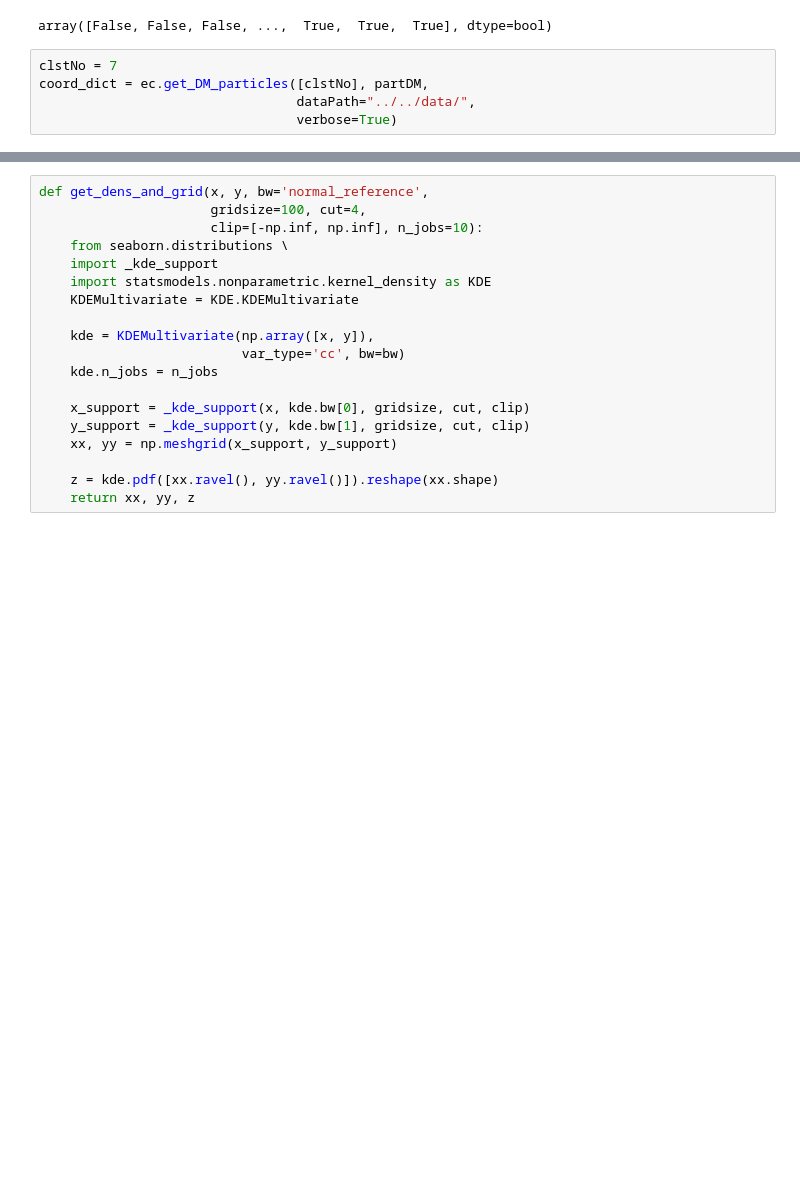
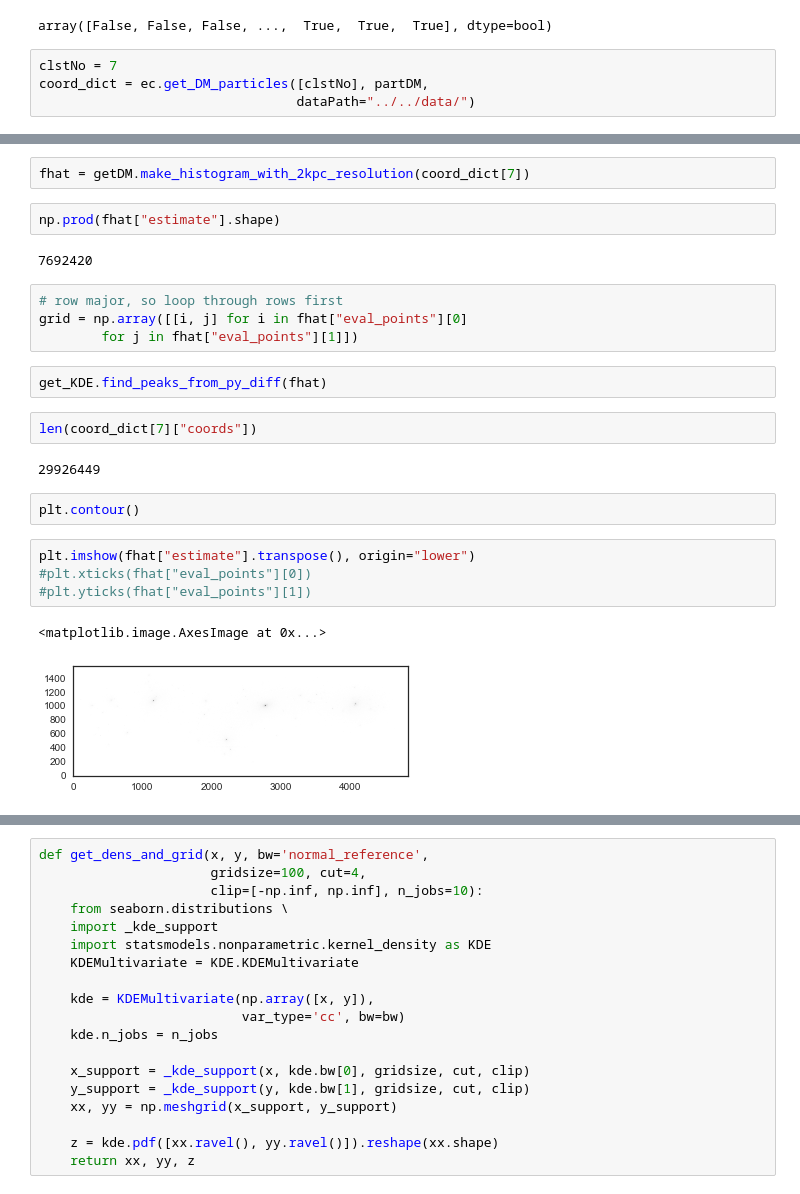
Before and after one commit to karenyyng/galaxy_DM_offset, a Jupyter notebook: code/prototypes/DM_particle_histograms.ipynb, the cells around one changed output, grey strips where cells are left out. Saved outputs shown, nothing was run; the diff lists cells and outputs as text; blank space fills up the shorter version.

Commit message:
finished wrapping histogram outputs to appropriate formats

```diff
--- a/code/prototypes/DM_particle_histograms.ipynb
+++ b/code/prototypes/DM_particle_histograms.ipynb
@@ -83,5 +85,4 @@ array([False, False, False, ...,  True,  True,  True], dtype=bool)
 # %%
 clstNo = 7
 coord_dict = ec.get_DM_particles([clstNo], partDM,
-                                 dataPath="../../data/",
-                                 verbose=True)
+                                 dataPath="../../data/")
@@ -93,0 +89,25 @@ counts, xedges, yedges, image = \
+# %%
+fhat = getDM.make_histogram_with_2kpc_resolution(coord_dict[7])
+# %%
+np.prod(fhat["estimate"].shape)
+# %% [output]
+7692420
+# %%
+# row major, so loop through rows first
+grid = np.array([[i, j] for i in fhat["eval_points"][0]
+        for j in fhat["eval_points"][1]])
+# %%
+get_KDE.find_peaks_from_py_diff(fhat)
+# %%
+len(coord_dict[7]["coords"])
+# %% [output]
+29926449
+# %%
+plt.contour()
+# %%
+plt.imshow(fhat["estimate"].transpose(), origin="lower")
+#plt.xticks(fhat["eval_points"][0])
+#plt.yticks(fhat["eval_points"][1])
+# %% [output]
+<matplotlib.image.AxesImage at 0x...>
+[figure, added]
```
Also changed, not shown: parts of 17 cells of this notebook, 3 other files.
